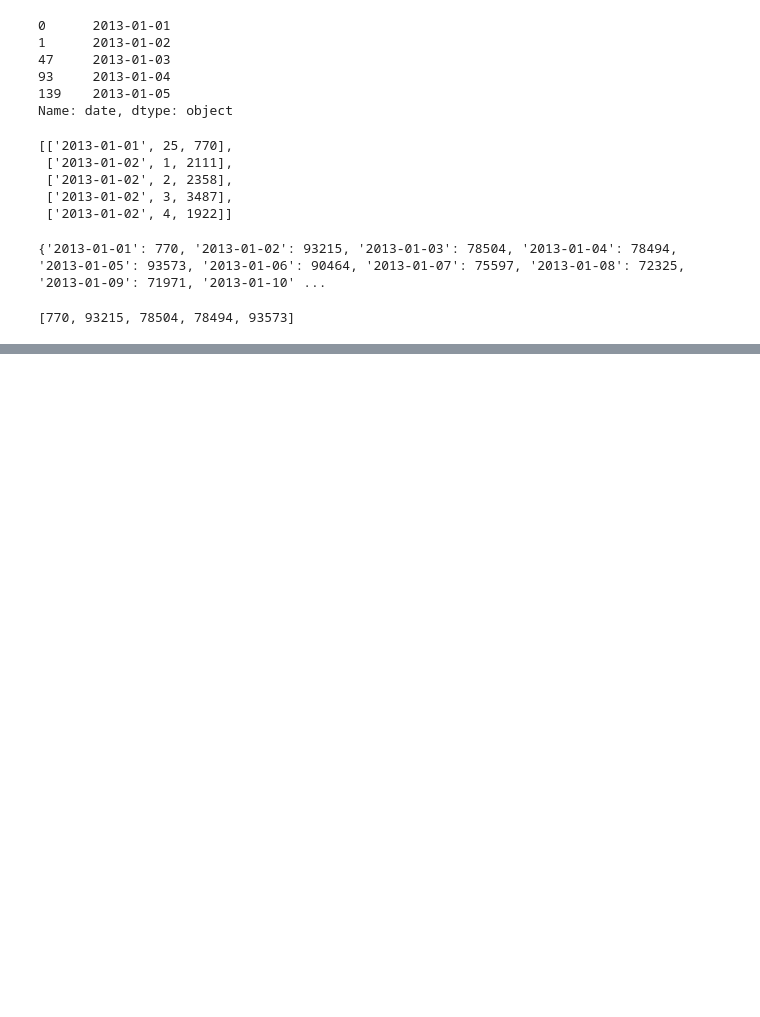
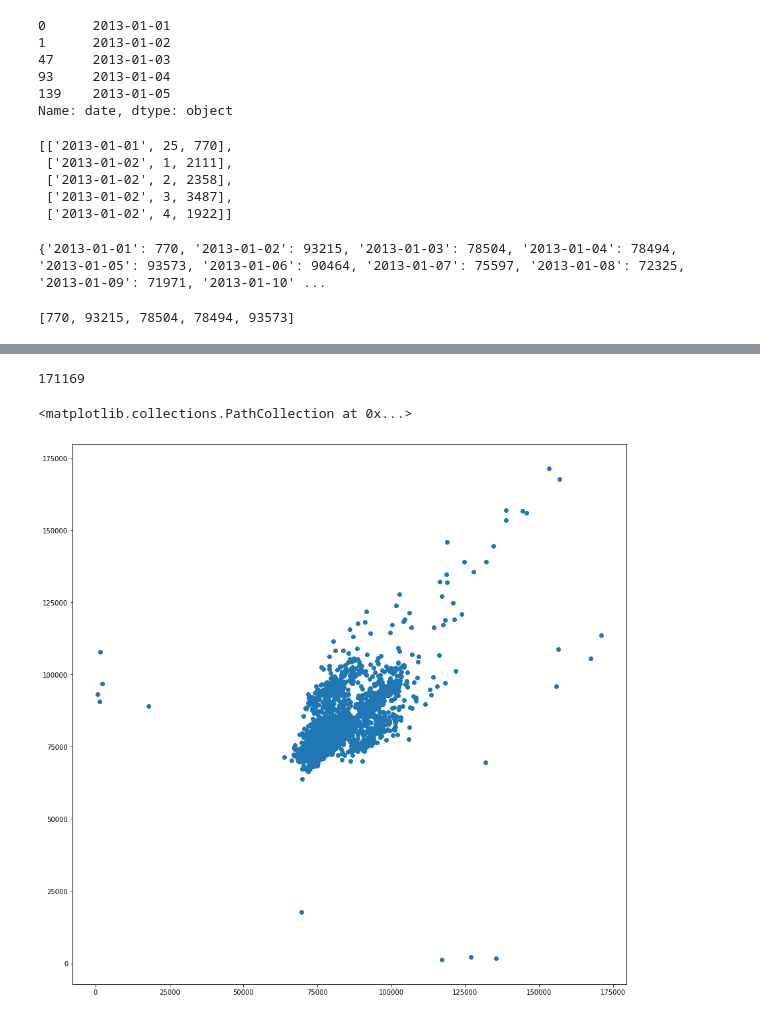
Before and after one commit to AnthonyWilson1/Store-Sales-Time-Series, a Jupyter notebook: TimeSeriesVisuals.ipynb, the cells around one changed output, grey strips where cells are left out. Cells and saved outputs as stored; diff of their text form; code cells hidden in the pictures; blank space fills up the shorter version.

```diff
--- a/TimeSeriesVisuals.ipynb
+++ b/TimeSeriesVisuals.ipynb
@@ -101,0 +99,20 @@ transactions_df.plot()
+# %%
+#df['Lag_1'] = df['Hardcover'].shift(1)
+#df = df.reindex(columns=['Hardcover', 'Lag_1'])
+
+#df.head()
+
+transactions_df_lag = transactions_df
+transactions_df_lag['Lag_1'] = transactions_df_lag['Transactions'].shift(1)
+transactions_df_lag = transactions_df_lag.reindex(columns=['Transactions', 'Lag_1'])
+transactions_df_lag = transactions_df_lag.reset_index()
+transactions_df_lag.head()
+transactions_df_lag['Transactions'].max()
+# %% [output]
+171169
+# %%
+
+plt.scatter(x=transactions_df_lag['Lag_1'], y=transactions_df_lag['Transactions'])
+# %% [output]
+<matplotlib.collections.PathCollection at 0x...>
+[figure, added]
```
Also changed, not shown: parts of 9 cells of this notebook, 1 other file.
